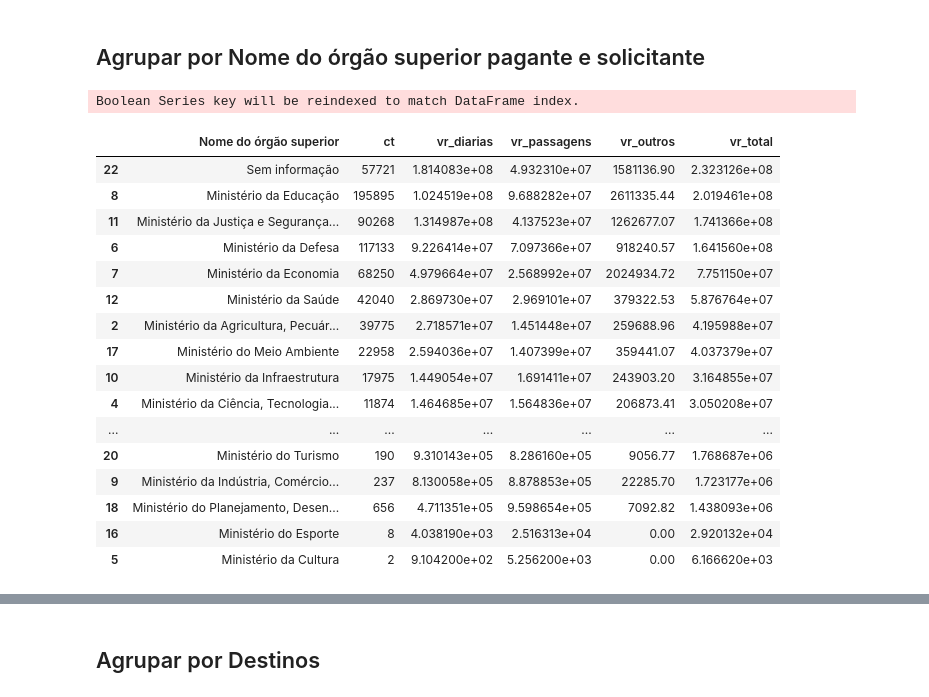
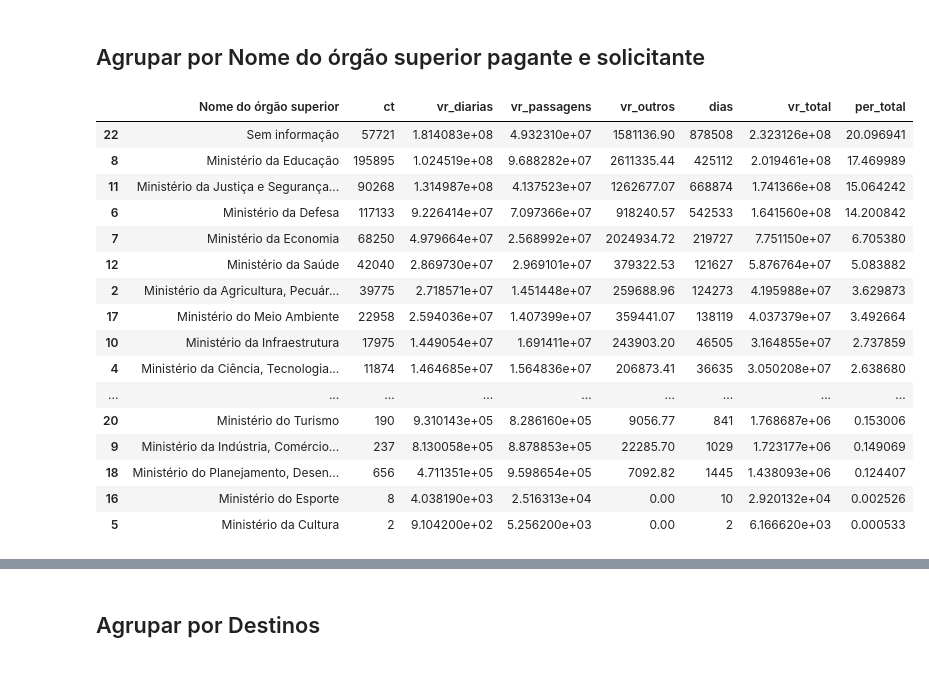
Before and after one commit to SergioSJS/data_science_portfolio, a Jupyter notebook: gov-fed-viagens-servico/gov_br_travel_exploration.ipynb, the cells around one changed output, grey strips where cells are left out. Cells and saved outputs as stored; diff of their text form; code cells hidden in the pictures.

```diff
--- a/gov-fed-viagens-servico/gov_br_travel_exploration.ipynb
+++ b/gov-fed-viagens-servico/gov_br_travel_exploration.ipynb
@@ -7,6 +7,8 @@ import plotly.figure_factory as ff
 import plotly.express as px
 from plotly.subplots import make_subplots
 from IPython.display import Image
+import warnings
+warnings.filterwarnings('ignore')
 
 passagem = pd.read_csv('data/2019_Passagem.csv', sep=';',encoding='cp1252',
                        index_col=['Identificador do processo de viagem'],decimal=',')
@@ -25,3 +27,7 @@ outl_filtered = ((viagem['Valor diárias'] < outl_filter)&
 not_only_zero = ((viagem['Valor diárias'] > 0)|
 (viagem['Valor passagens'] > 0)|
 (viagem['Valor outros gastos'] > 0))
+
+viagem['dt_ini'] = pd.to_datetime(viagem['Período - Data de início'], format='%d/%m/%Y')
+viagem['dt_fim'] = pd.to_datetime(viagem['Período - Data de fim'], format='%d/%m/%Y')
+viagem['duracao'] =  (viagem['dt_fim'] - viagem['dt_ini']).dt.days
@@ -513,30 +533,31 @@ viagem[viagem['Situação'] != 'Realizada']
 # %%
 viagem_temp = viagem[viagem['Situação'] == 'Realizada'][outl_filtered][not_only_zero].groupby(
         ['Nome do órgão superior']).agg(
         ct=('Nome do órgão superior','count'),
         vr_diarias=('Valor diárias', 'sum'),
         vr_passagens=('Valor passagens', 'sum'),
-        vr_outros=('Valor outros gastos','sum')).reset_index()
+        vr_outros=('Valor outros gastos','sum'),
+        dias=('duracao','sum')).reset_index()
 viagem_temp['vr_total'] = viagem_temp['vr_diarias'] + viagem_temp['vr_passagens'] + viagem_temp['vr_outros']
+viagem_temp['per_total'] = viagem_temp['vr_total']*100/viagem_temp['vr_total'].sum()
 
 viagem_temp = viagem_temp.sort_values(['vr_total'], ascending=False)
 viagem_temp
 # %% [output]
-Boolean Series key will be reindexed to match DataFrame index.
-|  | Nome do órgão superior | ct | vr_diarias | vr_passagens | vr_outros | vr_total |
-| 22 | Sem informação | 57721 | 1.814083e+08 | 4.932310e+07 | 1581136.90 | 2.323126e+08 |
-| 8 | Ministério da Educação | 195895 | 1.024519e+08 | 9.688282e+07 | 2611335.44 | 2.019461e+08 |
-| 11 | Ministério da Justiça e Segurança... | 90268 | 1.314987e+08 | 4.137523e+07 | 1262677.07 | 1.741366e+08 |
-| 6 | Ministério da Defesa | 117133 | 9.226414e+07 | 7.097366e+07 | 918240.57 | 1.641560e+08 |
-| 7 | Ministério da Economia | 68250 | 4.979664e+07 | 2.568992e+07 | 2024934.72 | 7.751150e+07 |
-| 12 | Ministério da Saúde | 42040 | 2.869730e+07 | 2.969101e+07 | 379322.53 | 5.876764e+07 |
-| 2 | Ministério da Agricultura, Pecuár... | 39775 | 2.718571e+07 | 1.451448e+07 | 259688.96 | 4.195988e+07 |
-| 17 | Ministério do Meio Ambiente | 22958 | 2.594036e+07 | 1.407399e+07 | 359441.07 | 4.037379e+07 |
-| 10 | Ministério da Infraestrutura | 17975 | 1.449054e+07 | 1.691411e+07 | 243903.20 | 3.164855e+07 |
-| 4 | Ministério da Ciência, Tecnologia... | 11874 | 1.464685e+07 | 1.564836e+07 | 206873.41 | 3.050208e+07 |
-| ... | ... | ... | ... | ... | ... | ... |
-| 20 | Ministério do Turismo | 190 | 9.310143e+05 | 8.286160e+05 | 9056.77 | 1.768687e+06 |
-| 9 | Ministério da Indústria, Comércio... | 237 | 8.130058e+05 | 8.878853e+05 | 22285.70 | 1.723177e+06 |
-| 18 | Ministério do Planejamento, Desen... | 656 | 4.711351e+05 | 9.598654e+05 | 7092.82 | 1.438093e+06 |
-| 16 | Ministério do Esporte | 8 | 4.038190e+03 | 2.516313e+04 | 0.00 | 2.920132e+04 |
-| 5 | Ministério da Cultura | 2 | 9.104200e+02 | 5.256200e+03 | 0.00 | 6.166620e+03 |
+|  | Nome do órgão superior | ct | vr_diarias | vr_passagens | vr_outros | dias | vr_total | per_total |
+| 22 | Sem informação | 57721 | 1.814083e+08 | 4.932310e+07 | 1581136.90 | 878508 | 2.323126e+08 | 20.096941 |
+| 8 | Ministério da Educação | 195895 | 1.024519e+08 | 9.688282e+07 | 2611335.44 | 425112 | 2.019461e+08 | 17.469989 |
+| 11 | Ministério da Justiça e Segurança... | 90268 | 1.314987e+08 | 4.137523e+07 | 1262677.07 | 668874 | 1.741366e+08 | 15.064242 |
+| 6 | Ministério da Defesa | 117133 | 9.226414e+07 | 7.097366e+07 | 918240.57 | 542533 | 1.641560e+08 | 14.200842 |
+| 7 | Ministério da Economia | 68250 | 4.979664e+07 | 2.568992e+07 | 2024934.72 | 219727 | 7.751150e+07 | 6.705380 |
+| 12 | Ministério da Saúde | 42040 | 2.869730e+07 | 2.969101e+07 | 379322.53 | 121627 | 5.876764e+07 | 5.083882 |
+| 2 | Ministério da Agricultura, Pecuár... | 39775 | 2.718571e+07 | 1.451448e+07 | 259688.96 | 124273 | 4.195988e+07 | 3.629873 |
+| 17 | Ministério do Meio Ambiente | 22958 | 2.594036e+07 | 1.407399e+07 | 359441.07 | 138119 | 4.037379e+07 | 3.492664 |
+| 10 | Ministério da Infraestrutura | 17975 | 1.449054e+07 | 1.691411e+07 | 243903.20 | 46505 | 3.164855e+07 | 2.737859 |
+| 4 | Ministério da Ciência, Tecnologia... | 11874 | 1.464685e+07 | 1.564836e+07 | 206873.41 | 36635 | 3.050208e+07 | 2.638680 |
+| ... | ... | ... | ... | ... | ... | ... | ... | ... |
+| 20 | Ministério do Turismo | 190 | 9.310143e+05 | 8.286160e+05 | 9056.77 | 841 | 1.768687e+06 | 0.153006 |
+| 9 | Ministério da Indústria, Comércio... | 237 | 8.130058e+05 | 8.878853e+05 | 22285.70 | 1029 | 1.723177e+06 | 0.149069 |
+| 18 | Ministério do Planejamento, Desen... | 656 | 4.711351e+05 | 9.598654e+05 | 7092.82 | 1445 | 1.438093e+06 | 0.124407 |
+| 16 | Ministério do Esporte | 8 | 4.038190e+03 | 2.516313e+04 | 0.00 | 10 | 2.920132e+04 | 0.002526 |
+| 5 | Ministério da Cultura | 2 | 9.104200e+02 | 5.256200e+03 | 0.00 | 2 | 6.166620e+03 | 0.000533 |
```
Also changed, not shown: parts of 27 cells of this notebook.
